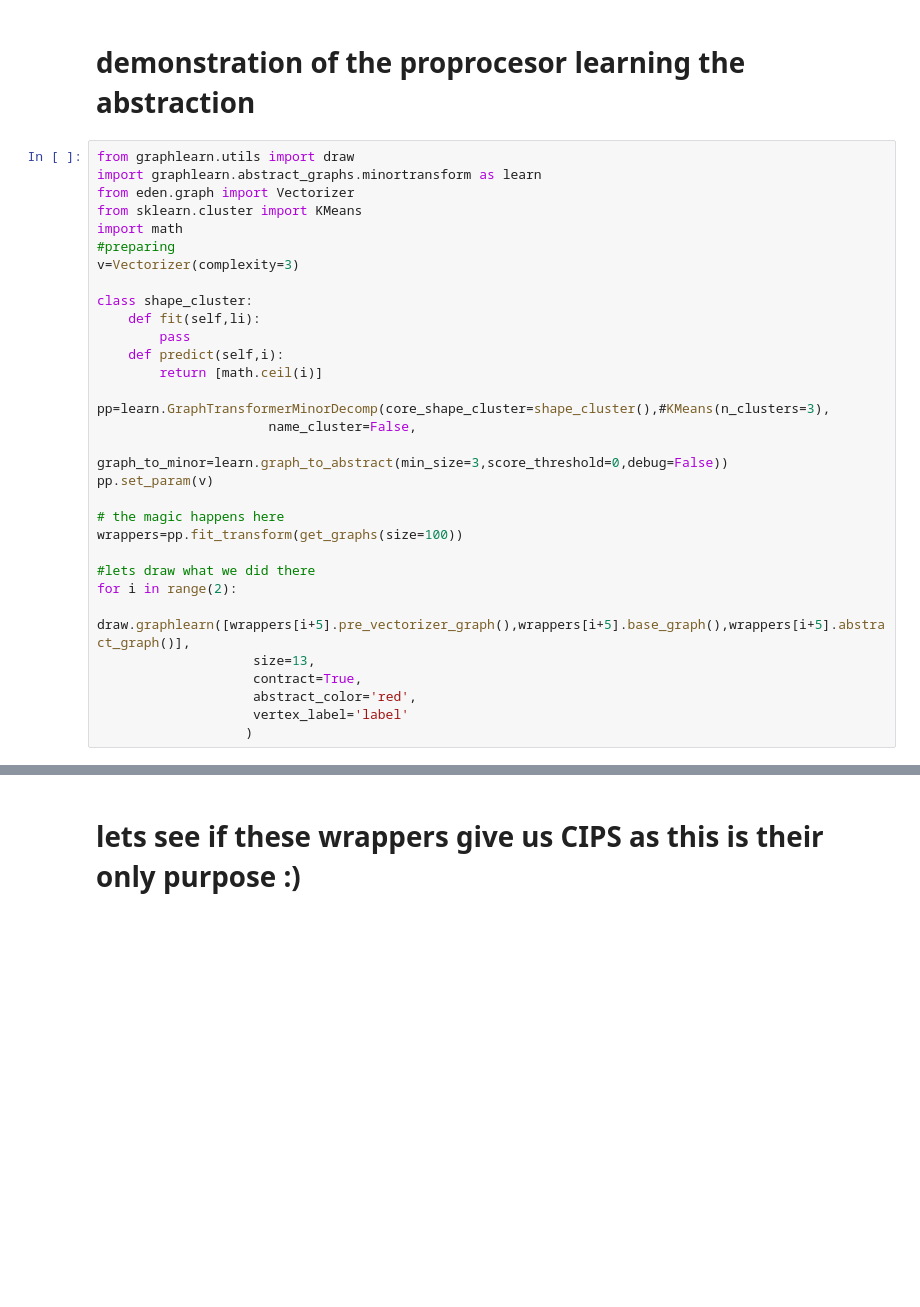
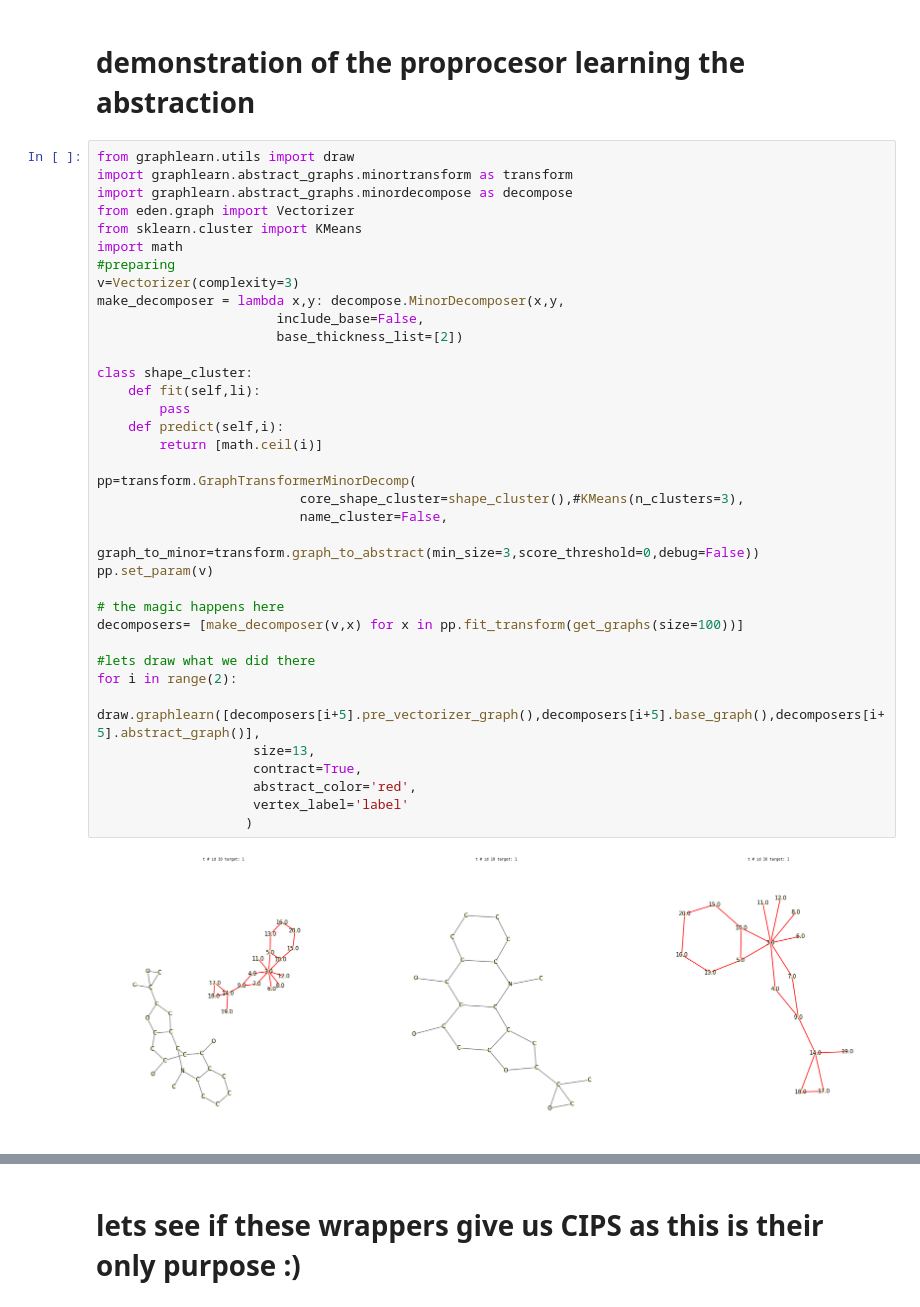
Before and after one commit to fabriziocosta/GraphLearn_examples, a Jupyter notebook: Abstract/learned_mole.ipynb, the cells around one changed output, grey strips where cells are left out. Drawn from its saved outputs; the diff is of its cells as text; blank space fills up the shorter version.

```diff
--- a/Abstract/learned_mole.ipynb
+++ b/Abstract/learned_mole.ipynb
@@ -20,32 +23,39 @@ def get_graphs(dataset_fname='../toolsdata/bursi.pos.gspan', size=100):
 # demonstration of the proprocesor learning the abstraction
 # %%
 from graphlearn.utils import draw
-import graphlearn.abstract_graphs.minortransform as learn
+import graphlearn.abstract_graphs.minortransform as transform
+import graphlearn.abstract_graphs.minordecompose as decompose
 from eden.graph import Vectorizer
 from sklearn.cluster import KMeans
 import math
 #preparing
 v=Vectorizer(complexity=3)
+make_decomposer = lambda x,y: decompose.MinorDecomposer(x,y,
+                       include_base=False,
+                       base_thickness_list=[2])
 
 class shape_cluster:
     def fit(self,li):
         pass
     def predict(self,i):
         return [math.ceil(i)]
 
-pp=learn.GraphTransformerMinorDecomp(core_shape_cluster=shape_cluster(),#KMeans(n_clusters=3),
-                      name_cluster=False,
-                      graph_to_minor=learn.graph_to_abstract(min_size=3,score_threshold=0,debug=False))
+pp=transform.GraphTransformerMinorDecomp(
+                          core_shape_cluster=shape_cluster(),#KMeans(n_clusters=3),
+                          name_cluster=False,
+                          graph_to_minor=transform.graph_to_abstract(min_size=3,score_threshold=0,debug=False))
 pp.set_param(v)
 
 # the magic happens here
-wrappers=pp.fit_transform(get_graphs(size=100))
+decomposers= [make_decomposer(v,x) for x in pp.fit_transform(get_graphs(size=100))]
 
 #lets draw what we did there
 for i in range(2):
-    draw.graphlearn([wrappers[i+5].pre_vectorizer_graph(),wrappers[i+5].base_graph(),wrappers[i+5].abstract_graph()],
+    draw.graphlearn([decomposers[i+5].pre_vectorizer_graph(),decomposers[i+5].base_graph(),decomposers[i+5].abstract_graph()],
                     size=13,
                     contract=True,
                     abstract_color='red',
                     vertex_label='label'
                    )
+# %% [output]
+[figure, added]
```
Also changed, not shown: parts of 7 cells of this notebook, 9 other files.
